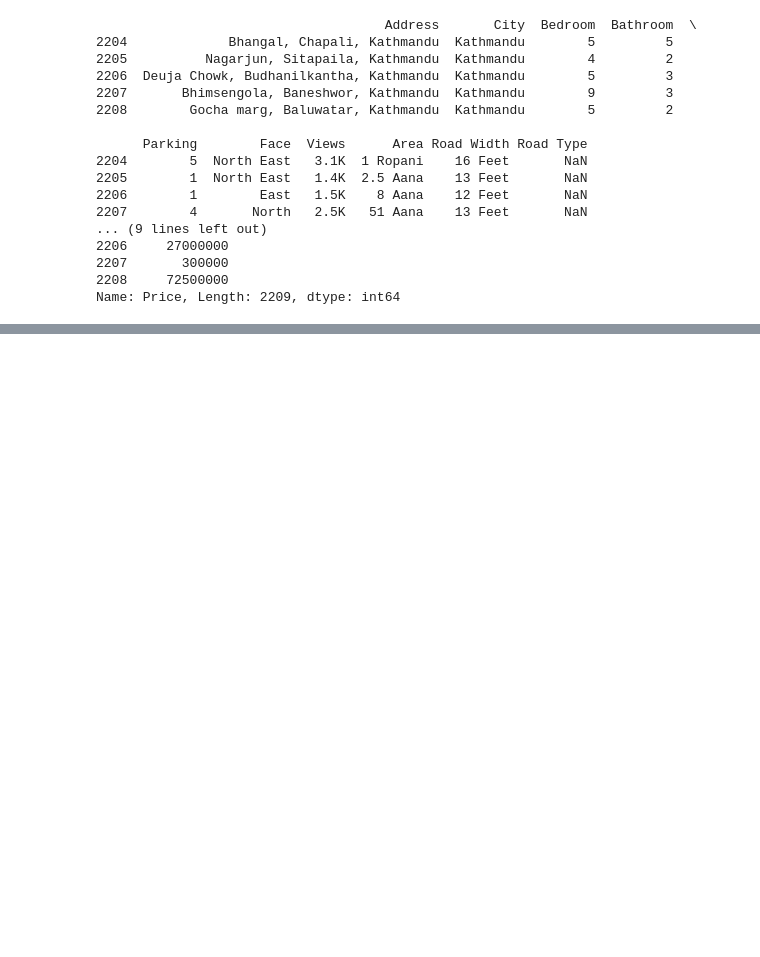
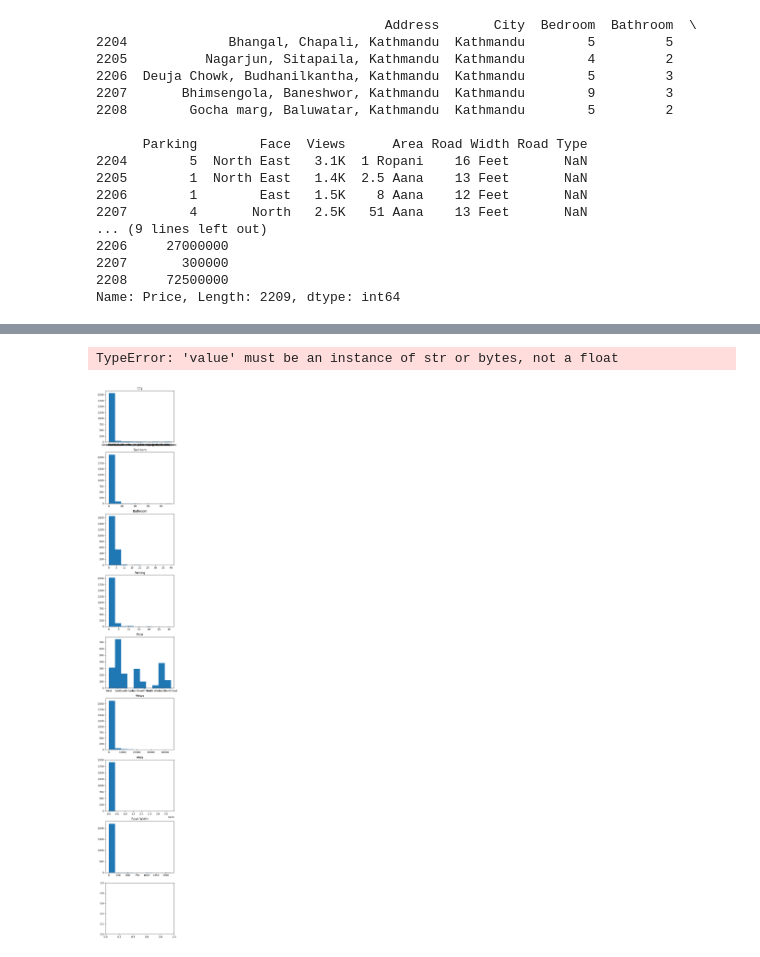
Before and after one commit to thenaivekid/House-Price-Prediction, a Jupyter notebook: housingPricePrediction.ipynb, the cells around one changed output, grey strips where cells are left out. Saved outputs shown, nothing was run; the diff lists cells and outputs as text; code cells hidden in the pictures; blank space fills up the shorter version.

```diff
--- a/housingPricePrediction.ipynb
+++ b/housingPricePrediction.ipynb
@@ -180,0 +236,12 @@ Name: Area, Length: 2209, dtype: float64
+# %%
+# histogram plots
+fig, axs = plt.subplots(X_1.shape[1], figsize=(5, 40))
+
+for i, column in enumerate(X_1.columns):
+    axs[i].hist(X_1[column])
+    axs[i].set_title(column)
+
+plt.show()
+# %% [output]
+TypeError: 'value' must be an instance of str or bytes, not a float
+[figure, added]
```
Also changed, not shown: parts of 13 cells of this notebook.
